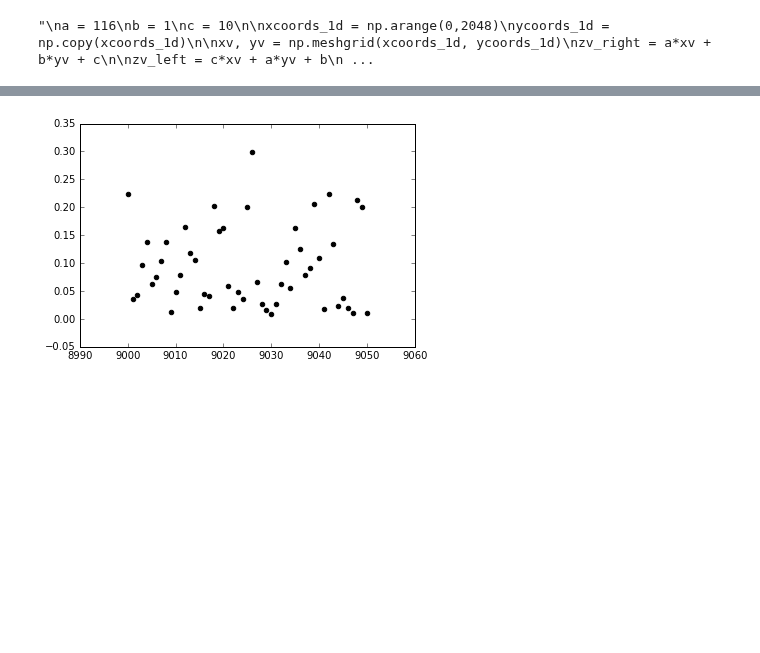
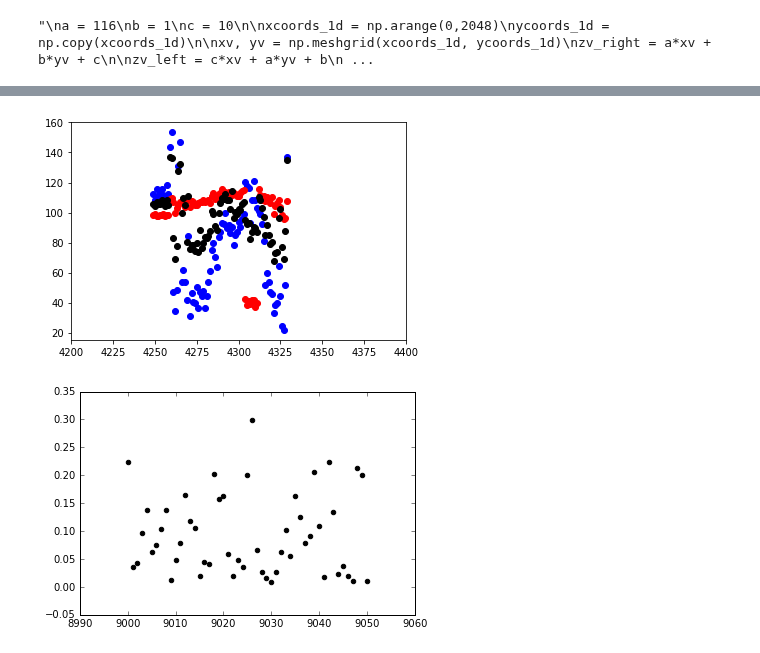
Before and after one commit to mwanakijiji/lbti_altair_fizeau, a Jupyter notebook: testing_making_set_masks_copiedFromFizControl.ipynb, the cells around one changed output, grey strips where cells are left out. Drawn from its saved outputs; the diff is of its cells as text; code cells hidden in the pictures; blank space fills up the shorter version.

```diff
--- a/testing_making_set_masks_copiedFromFizControl.ipynb
+++ b/testing_making_set_masks_copiedFromFizControl.ipynb
@@ -572,3 +616,11 @@ plt.show()
+# %%
+plt.scatter(df["framenum"],df["phase_std_highFreqPerfect_L"], color='b')
+plt.scatter(df["framenum"],df["phase_std_lowFreqPerfect"], color='r')
+plt.scatter(df["framenum"],df["phase_std_rect"], color='k')
+plt.xlim([4200,4400])
+plt.show()
+# %% [output]
+[figure, added]
 # %%
 #plt.scatter(df["framenum"],df["phase_normVec_highFreqPerfect_L_x"], color='b')
 #plt.scatter(df["framenum"],df["phase_normVec_highFreqPerfect_L_y"], color='r')
```
Also changed, not shown: parts of 5 cells of this notebook, 3 other files.
